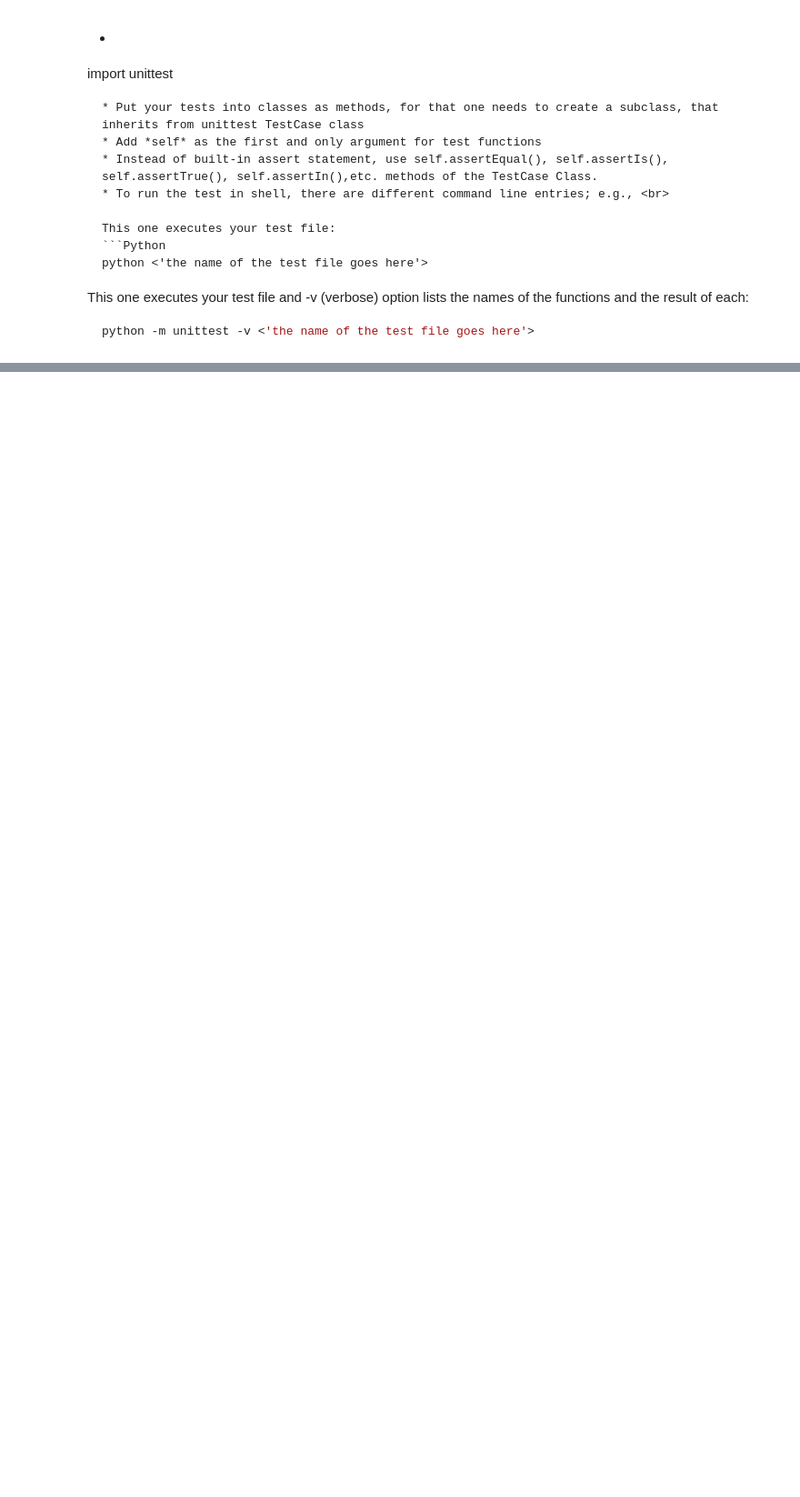
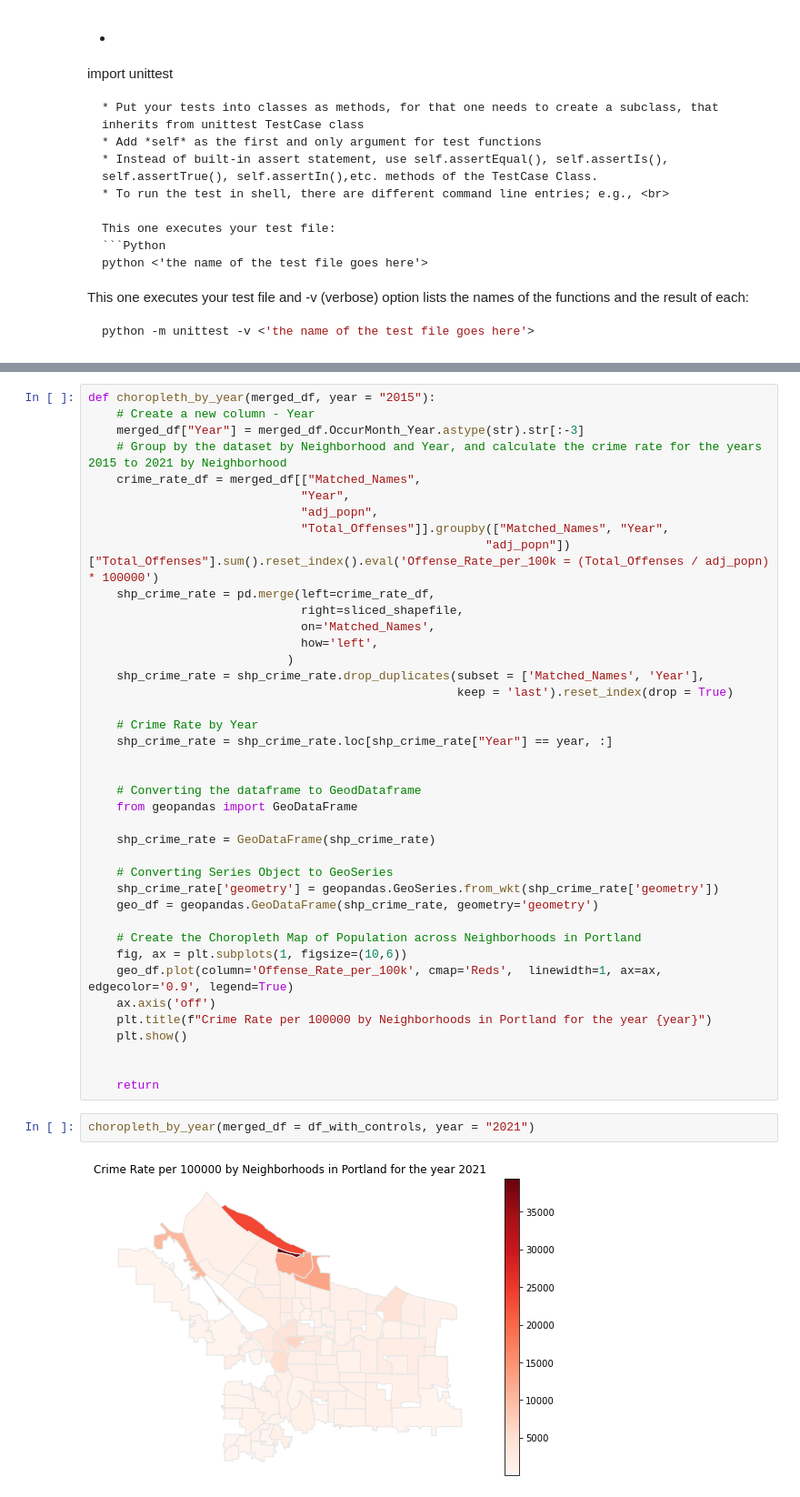
Before and after one commit to Abraham-newbie/Predicting_Crime_From_Space, a Jupyter notebook: project_sv.ipynb, the cells around one changed output, grey strips where cells are left out. Shown at 91% size. Cells and saved outputs as stored; diff of their text form; blank space fills up the shorter version.

```diff
--- a/project_sv.ipynb
+++ b/project_sv.ipynb
@@ -352,0 +479,44 @@ OK
+# %%
+def choropleth_by_year(merged_df, year = "2015"):
+    # Create a new column - Year
+    merged_df["Year"] = merged_df.OccurMonth_Year.astype(str).str[:-3]
+    # Group by the dataset by Neighborhood and Year, and calculate the crime rate for the years 2015 to 2021 by Neighborhood
+    crime_rate_df = merged_df[["Matched_Names",
+                              "Year",
+                              "adj_popn",
+                              "Total_Offenses"]].groupby(["Matched_Names", "Year",
+                                                        "adj_popn"])["Total_Offenses"].sum().reset_index().eval('Offense_Rate_per_100k = (Total_Offenses / adj_popn) * 100000')
+    shp_crime_rate = pd.merge(left=crime_rate_df,
+                              right=sliced_shapefile,
+                              on='Matched_Names',
+                              how='left',
+                            )
+    shp_crime_rate = shp_crime_rate.drop_duplicates(subset = ['Matched_Names', 'Year'],
+                                                    keep = 'last').reset_index(drop = True)
+
+    # Crime Rate by Year
+    shp_crime_rate = shp_crime_rate.loc[shp_crime_rate["Year"] == year, :]
+
+
+    # Converting the dataframe to GeodDataframe
+    from geopandas import GeoDataFrame
+
+    shp_crime_rate = GeoDataFrame(shp_crime_rate)
+
+    # Converting Series Object to GeoSeries
+    shp_crime_rate['geometry'] = geopandas.GeoSeries.from_wkt(shp_crime_rate['geometry'])
+    geo_df = geopandas.GeoDataFrame(shp_crime_rate, geometry='geometry')
+
+    # Create the Choropleth Map of Population across Neighborhoods in Portland
+    fig, ax = plt.subplots(1, figsize=(10,6))
+    geo_df.plot(column='Offense_Rate_per_100k', cmap='Reds',  linewidth=1, ax=ax, edgecolor='0.9', legend=True)
+    ax.axis('off')
+    plt.title(f"Crime Rate per 100000 by Neighborhoods in Portland for the year {year}")
+    plt.show()
+
+
+    return
+# %%
+choropleth_by_year(merged_df = df_with_controls, year = "2021")
+# %% [output]
+[figure, added]
```
Also changed, not shown: parts of 18 cells of this notebook.
